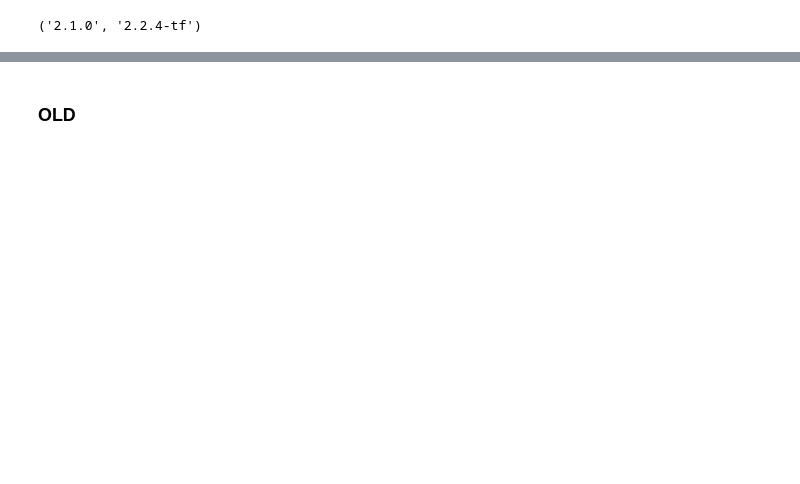
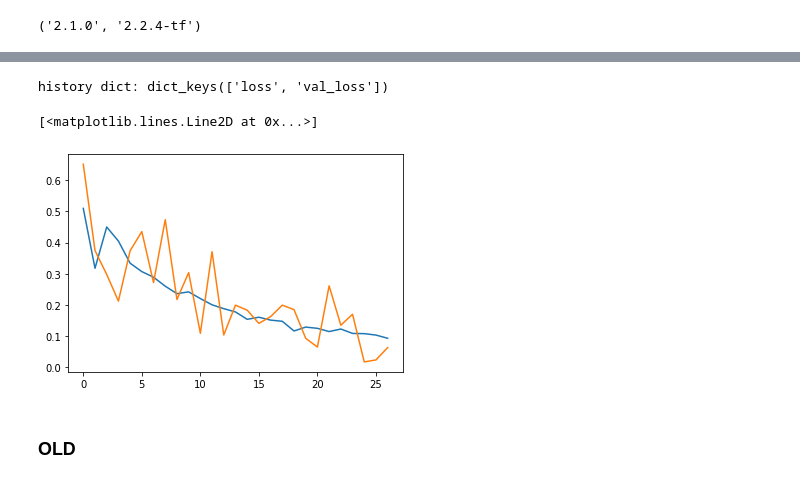
Before and after one commit to patrickfrank1/chesspos, a Jupyter notebook: metric_learning/train.ipynb, the cells around one changed output, grey strips where cells are left out. Cells and saved outputs as stored; diff of their text form; code cells hidden in the pictures; blank space fills up the shorter version.

Commit message:
Validation loss works now with generator during training

```diff
--- a/metric_learning/train.ipynb
+++ b/metric_learning/train.ipynb
@@ -54,22 +49,36 @@ Trainable params: 32,938
 Non-trainable params: 0
 __________________________________________________________________________________________________
 # %%
-files = [
-    #os.path.abspath('../data/samples/lichess_db_standard_rated_2020-02-06-tuples-strong.h5')
-    os.path.abspath('../data/samples/lichess_db_standard_rated_2013-01-tuples.h5')
+train_files = [
+	os.path.abspath('../data/samples/lichess_db_standard_rated_2020-02-06-tuples-strong.h5'),
+	os.path.abspath('../data/samples/lichess_db_standard_rated_2013-02-tuples.h5')
+]
+
+validation_files = [
+	os.path.abspath('../data/samples/lichess_db_standard_rated_2013-01-tuples.h5')
 ]
 
 batch_size = 16
 steps_per_epoch = 1000
+yield_augmented = 1
 
-
-train_len = train_inputs_length(files, table_id_prefix="tuples")
+train_len = train_inputs_length(train_files, table_id_prefix="tuples")
 print(f"{train_len} training samples.")
 
-train_generator = train_inputs_file_array_generator(files, table_id_prefix="tuples",
+train_generator = train_inputs_file_array_generator(train_files, table_id_prefix="tuples",
+					tuple_indices=[0,1,2,3,4,5,6], batch_size=batch_size)
+print(len(next(train_generator)),next(train_generator)[0].shape)
+
+validation_generator = train_inputs_file_array_generator(validation_files, table_id_prefix="tuples",
 					tuple_indices=[0,1,2,3,4,5,6], batch_size=batch_size)
 
-history = model.fit(train_generator,
-                    steps_per_epoch=steps_per_epoch,
-                    epochs=int(4*train_len/steps_per_epoch/batch_size))
+#validation_data = next(validation_generator)
+#print(len(validation_data), validation_data[0].shape)
+
+history = model.fit(
+	train_generator,
+	steps_per_epoch=steps_per_epoch,
+    epochs=int(yield_augmented*train_len/steps_per_epoch/batch_size),
+	validation_data=validation_generator,
+	validation_steps=10)
 # %% [output]
@@ -93,10 +102,13 @@ Epoch 27/27
-# %%
-history = model.fit(train_triplets,
-                    batch_size=64,
-                    epochs=3) #,
-                    #validation_data=([anc_test, pos_test, neg_test]))
-
-print('\nhistory dict:', history.history)
+# %%
+print('\nhistory dict:', history.history.keys())
+loss = history.history['loss']
+val_loss = history.history['val_loss']
+plt.plot(np.arange(len(loss)),loss)
+plt.plot(np.arange(len(val_loss)),val_loss)
+# %% [output]
+history dict: dict_keys(['loss', 'val_loss'])
+[<matplotlib.lines.Line2D at 0x...>]
+[figure, added]
 # %%
 # Evaluate the model on the test data using `evaluate`
 print('\n# Evaluate on test data')
```
Also changed, not shown: parts of 5 cells of this notebook, 2 other files.
